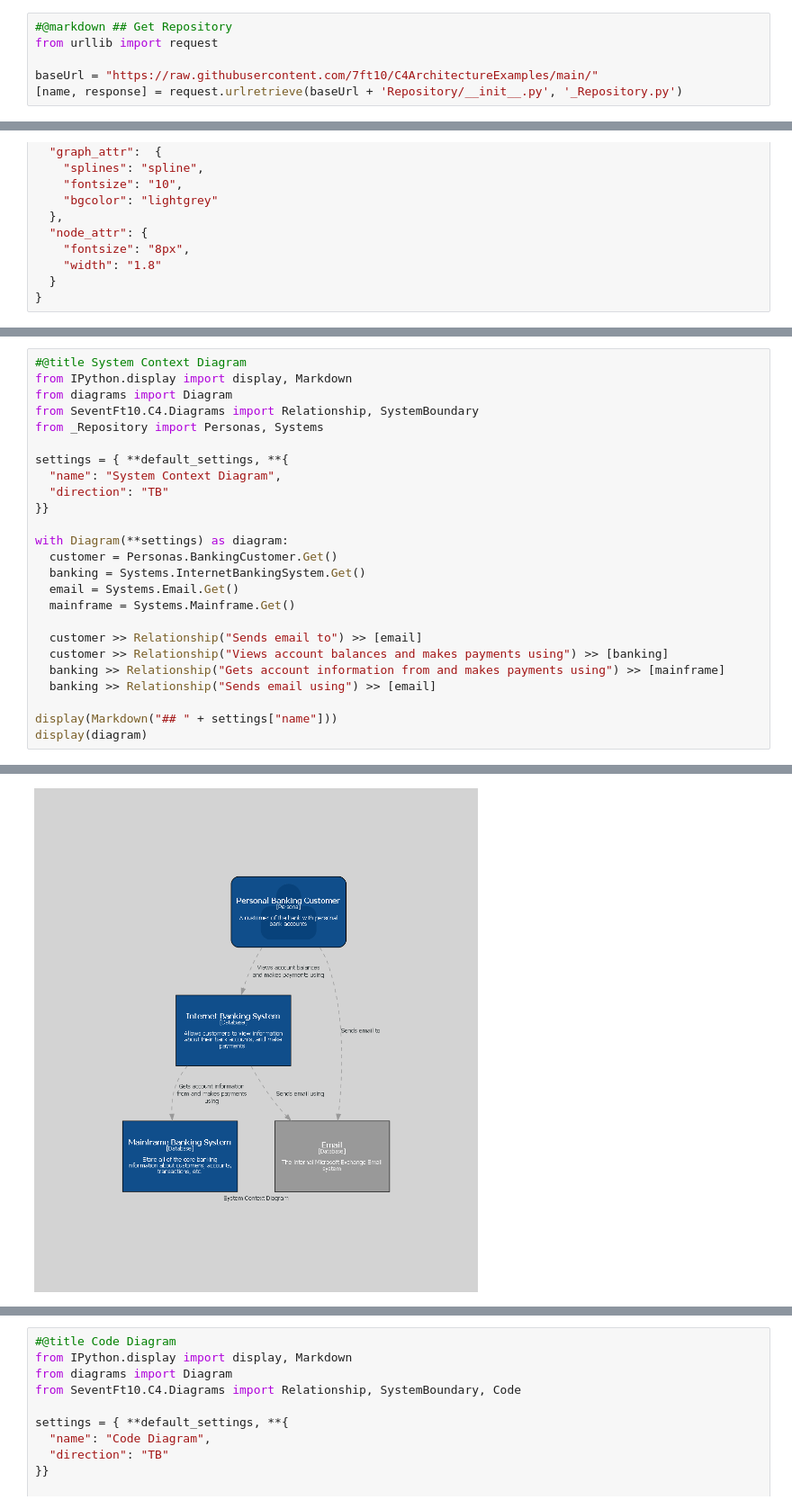
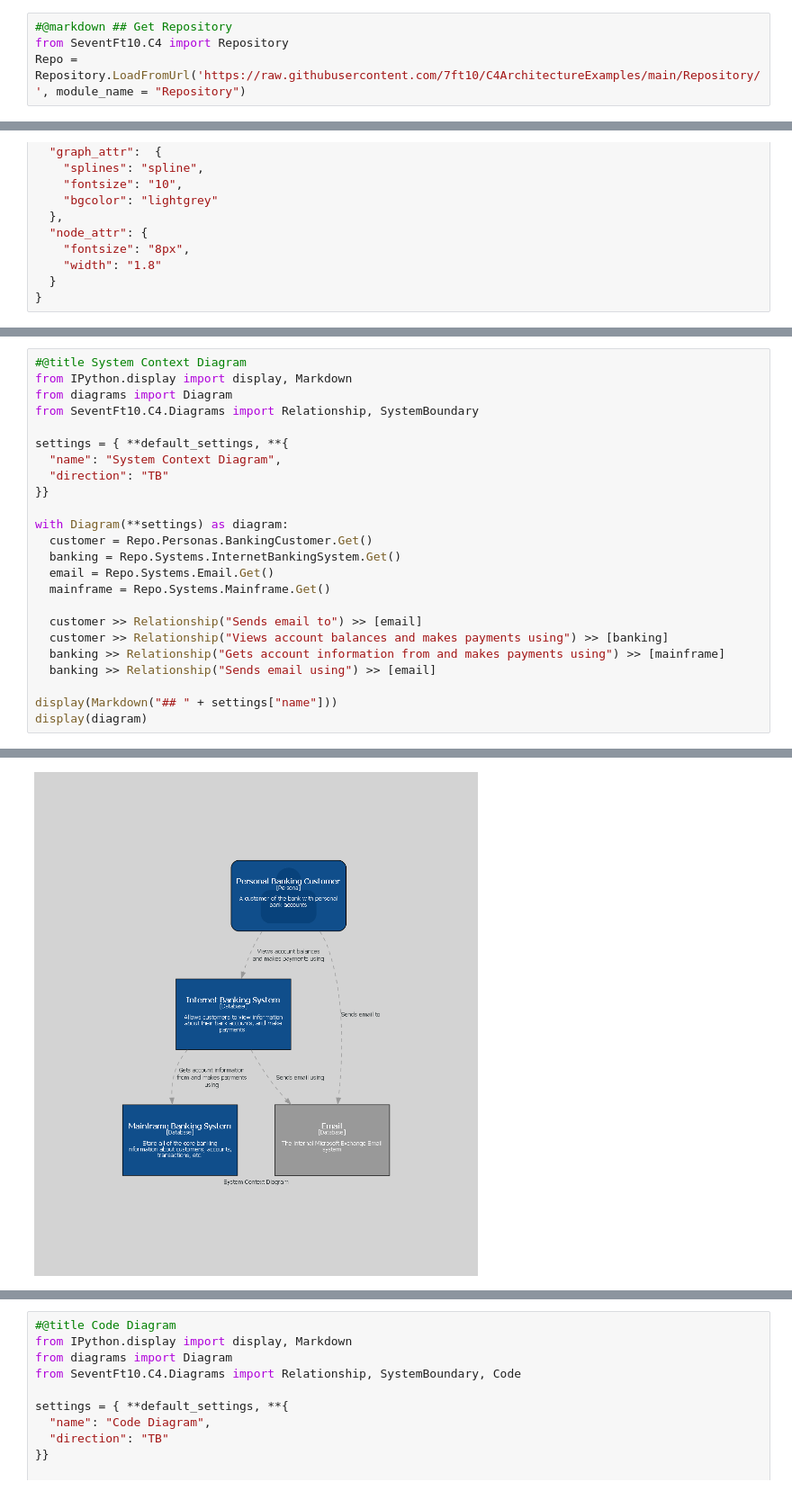
Before and after one commit to 7ft10/C4ArchitectureExamples, a Jupyter notebook: C4_Architecture_Examples.ipynb, the cells around one changed output, grey strips where cells are left out. Shown at 90% size. Drawn from its saved outputs; the diff is of its cells as text.

```diff
--- a/C4_Architecture_Examples.ipynb
+++ b/C4_Architecture_Examples.ipynb
@@ -11,10 +11,8 @@ result = os.system('pip install httpimport')
 result = os.system('pip install git+https://github.com/7ft10/SeventFt10.Python.C4diagrams/')
 # %%
 #@markdown ## Get Repository
-from urllib import request
-
-baseUrl = "https://raw.githubusercontent.com/7ft10/C4ArchitectureExamples/main/"
-[name, response] = request.urlretrieve(baseUrl + 'Repository/__init__.py', '_Repository.py')
+from SeventFt10.C4 import Repository
+Repo = Repository.LoadFromUrl('https://raw.githubusercontent.com/7ft10/C4ArchitectureExamples/main/Repository/', module_name = "Repository")
 # %%
 #@markdown ## Settings
 default_settings = {
@@ -81,31 +77,30 @@ accounts, transactions, etc. |
 # %%
 #@title System Context Diagram
 from IPython.display import display, Markdown
 from diagrams import Diagram
 from SeventFt10.C4.Diagrams import Relationship, SystemBoundary
-from _Repository import Personas, Systems
 
 settings = { **default_settings, **{
   "name": "System Context Diagram",
   "direction": "TB"
 }}
 
 with Diagram(**settings) as diagram:
-  customer = Personas.BankingCustomer.Get()
-  banking = Systems.InternetBankingSystem.Get()
-  email = Systems.Email.Get()
-  mainframe = Systems.Mainframe.Get()
+  customer = Repo.Personas.BankingCustomer.Get()
+  banking = Repo.Systems.InternetBankingSystem.Get()
+  email = Repo.Systems.Email.Get()
+  mainframe = Repo.Systems.Mainframe.Get()
 
   customer >> Relationship("Sends email to") >> [email]
   customer >> Relationship("Views account balances and makes payments using") >> [banking]
   banking >> Relationship("Gets account information from and makes payments using") >> [mainframe]
   banking >> Relationship("Sends email using") >> [email]
 
 display(Markdown("## " + settings["name"]))
 display(diagram)
 # %% [output]
 ## System Context Diagram
-[figure, old version]
+[figure, new version]
 # %%
 #@title Container Diagram
 from IPython.display import display, Markdown
```
Also changed, not shown: parts of 3 cells of this notebook, 23 other files.
